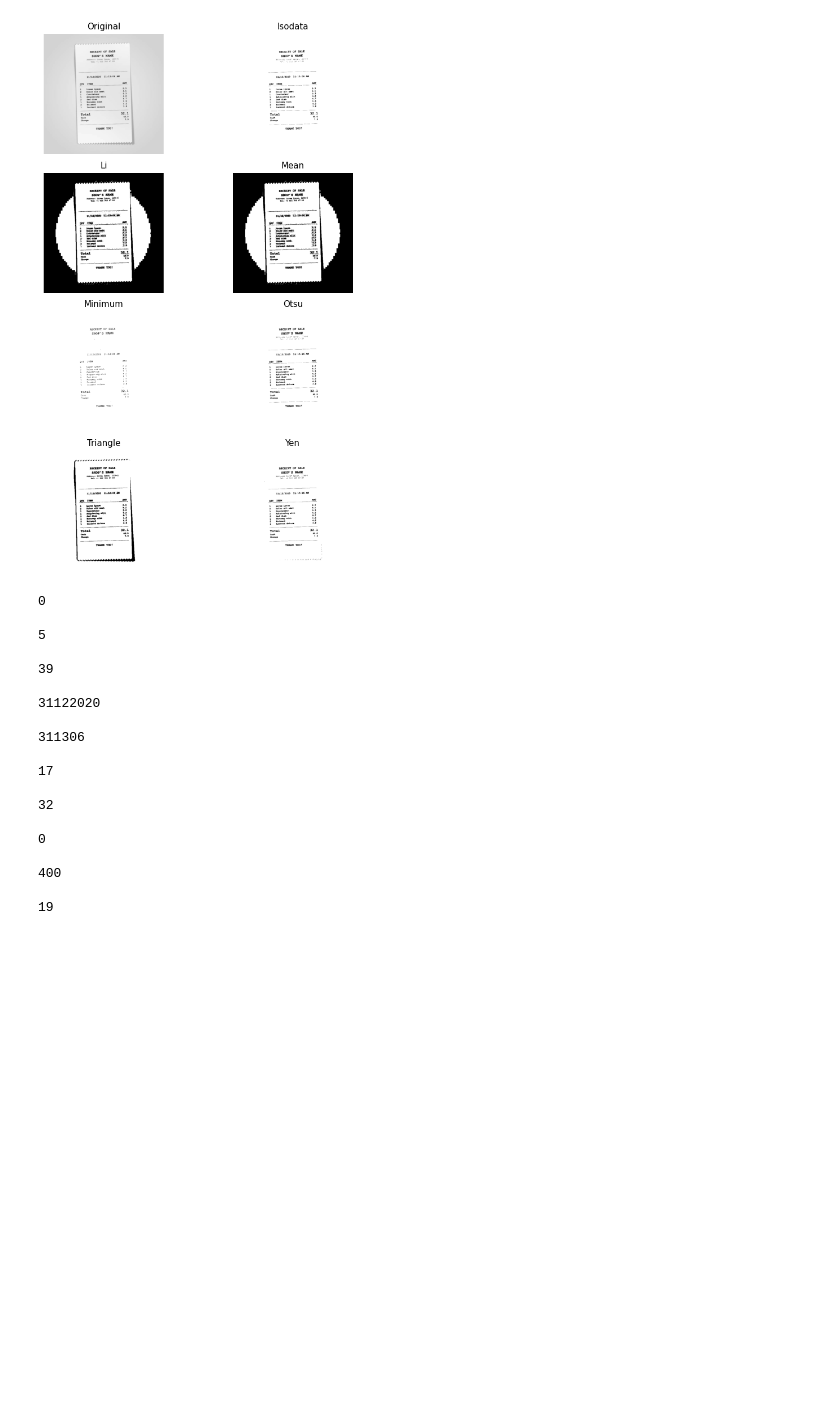
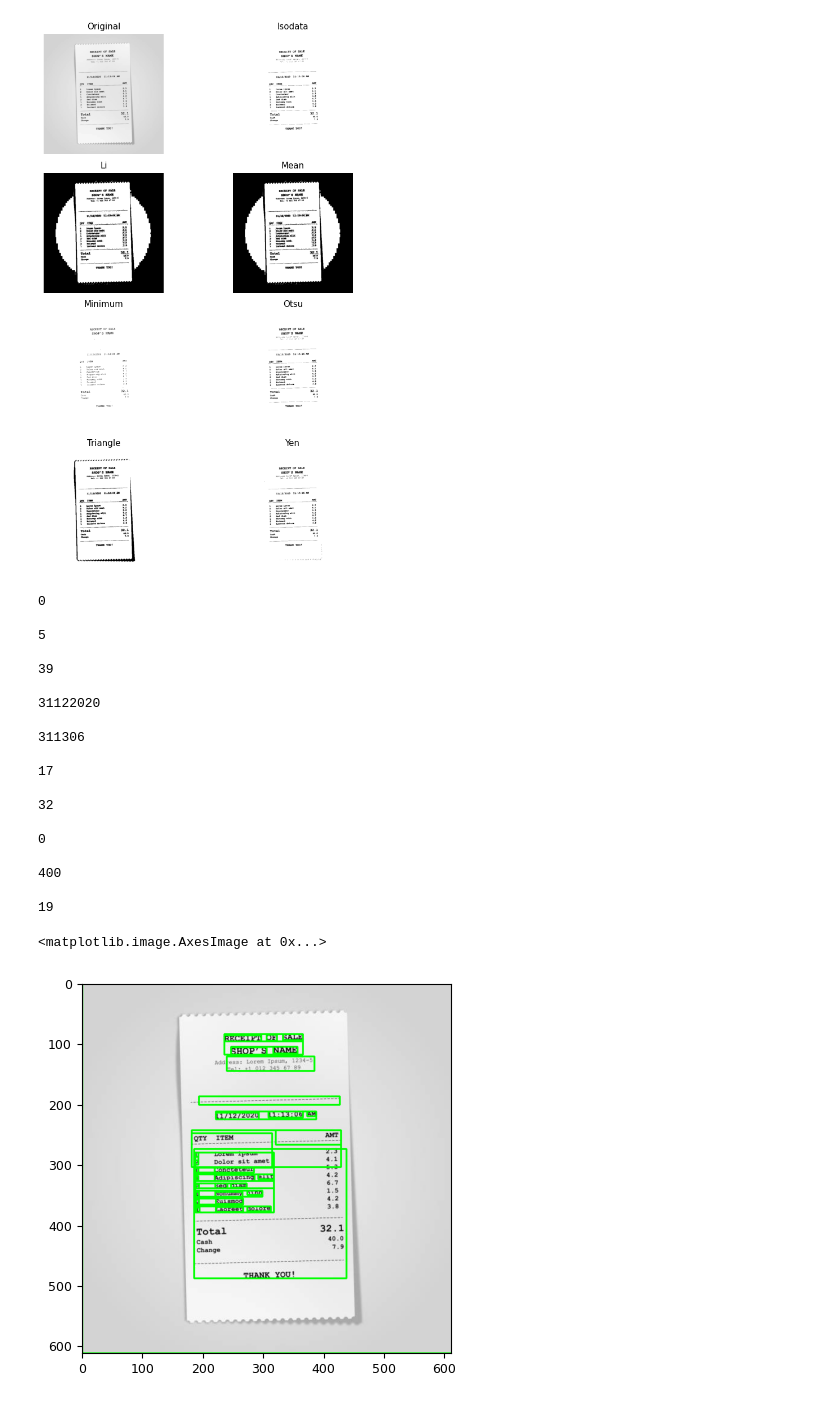
Before and after one commit to mariamabdelati/digit-recognition, a Jupyter notebook: tesseract/model_with_binarized_image.ipynb, the cells around one changed output. Cells and saved outputs as stored; diff of their text form; code cells hidden in the pictures; blank space fills up the shorter version.

Commit message:
added images with bounding boxes

```diff
--- a/tesseract/model_with_binarized_image.ipynb
+++ b/tesseract/model_with_binarized_image.ipynb
@@ -115,35 +115,46 @@ plt.show()
 # %% [output]
 [figure]
 # %%
+from pytesseract import Output
 #To detect only Digits:
 norm = cv2.normalize(image, None, alpha=0, beta=255, norm_type=cv2.NORM_MINMAX, dtype=cv2.CV_8U)
 rgb = cv2.cvtColor(norm,cv2.COLOR_GRAY2RGB)
 
 
 #options = "outputbase digits"
 #target = pytesseract.image_to_string(rgb, config=options)
 target = pytesseract.image_to_string(rgb, lang='eng',config='--psm 12 --oem 3 -c tessedit_char_whitelist=0123456789')
 print (target)
+
+d = pytesseract.image_to_data(rgb, output_type=Output.DICT)
+n_boxes = len(d['level'])
+for i in range(n_boxes):
+    (x, y, w, h) = (d['left'][i], d['top'][i], d['width'][i], d['height'][i])
+    cv2.rectangle(rgb, (x, y), (x + w, y + h), (0, 255, 0), 2)
+
+plt.imshow(rgb)
 # %% [output]
 0
 
 5
 
 39
 
 31122020
 
 311306
 
 17
 
 32
 
 0
 
 400
 
 19
+<matplotlib.image.AxesImage at 0x...>
+[figure, added]
 # %%
 original = skimage.io.imread(fname="/Users/mariamtamer/Desktop/Dataset/image2.png")
 rgb = cv2.cvtColor(original, cv2.COLOR_BGR2RGB)
```
Also changed, not shown: parts of 2 cells of this notebook.
